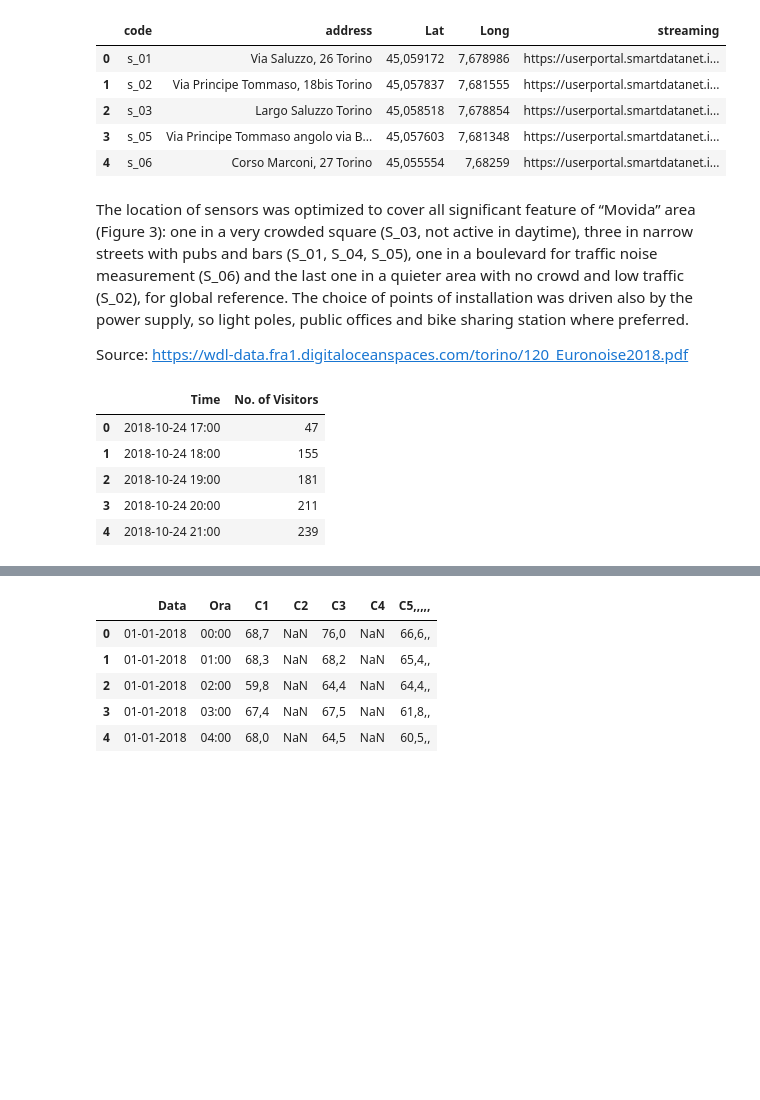
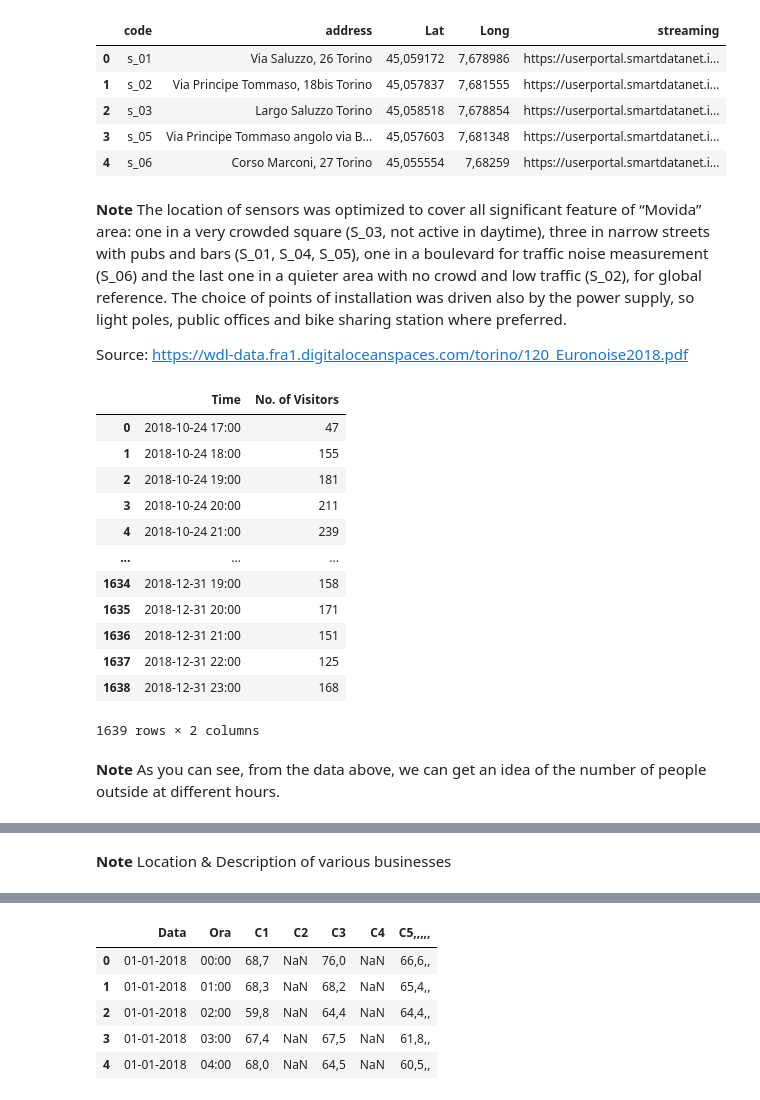
Before and after one commit to McNickSisto/world_data_league, a Jupyter notebook: stage_final/final_notebook.ipynb, the cells around one changed output, grey strips where cells are left out. Drawn from its saved outputs; the diff is of its cells as text; code cells hidden in the pictures; blank space fills up the shorter version.

```diff
--- a/stage_final/final_notebook.ipynb
+++ b/stage_final/final_notebook.ipynb
@@ -109,8 +118,8 @@ df_sensors_def
 | 3 | s_05 | Via Principe Tommaso angolo via B... | 45,057603 | 7,681348 | https://userportal.smartdatanet.i... |
 | 4 | s_06 | Corso Marconi, 27 Torino | 45,055554 | 7,68259 | https://userportal.smartdatanet.i... |
 # %% [markdown]
-The location of sensors was optimized to cover all
-significant feature of “Movida” area (Figure 3):
+**Note** The location of sensors was optimized to cover all
+significant feature of “Movida” area:
 one in a very crowded square (S_03, not active in
 daytime), three in narrow streets with pubs and
 bars (S_01, S_04, S_05), one in a boulevard for
@@ -124,14 +133,23 @@ sharing station where preferred.
 Source: https://wdl-data.fra1.digitaloceanspaces.com/torino/120_Euronoise2018.pdf
 # %%
 df_wifi = pd.read_csv('https://raw.githubusercontent.com/McNickSisto/world_data_league/main/stage_final/data/WIFI%20Count.csv', sep=',')
-df_wifi.head()
+df_wifi
 # %% [output]
 |  | Time | No. of Visitors |
 | 0 | 2018-10-24 17:00 | 47 |
 | 1 | 2018-10-24 18:00 | 155 |
 | 2 | 2018-10-24 19:00 | 181 |
 | 3 | 2018-10-24 20:00 | 211 |
 | 4 | 2018-10-24 21:00 | 239 |
+| ... | ... | ... |
+| 1634 | 2018-12-31 19:00 | 158 |
+| 1635 | 2018-12-31 20:00 | 171 |
+| 1636 | 2018-12-31 21:00 | 151 |
+| 1637 | 2018-12-31 22:00 | 125 |
+| 1638 | 2018-12-31 23:00 | 168 |
+1639 rows × 2 columns
+# %% [markdown]
+**Note** As you can see, from the data above, we can get an idea of the number of people outside at different hours.
 # %%
 df_businesses = pd.read_csv('https://raw.githubusercontent.com/McNickSisto/world_data_league/main/stage_final/data/businesses.csv', sep=';')
 df_businesses.head()
@@ -142,6 +160,8 @@ df_businesses.head()
 | 2 | POINT (1396303.762 4990325.001) | VIA CLAUDIO LUIGI BERTHOLLET 25/F | 2017 | 9 | ALTRO | DIA di somministrazione | Nessuna |
 | 3 | POINT (1396434.395 4990540.6) | CORSO VITTORIO EMANUELE II 21/A | 2013 | 10 | ALTRO | DIA di somministrazione | Nessuna |
 | 4 | POINT (1396434.395 4990540.6) | CORSO VITTORIO EMANUELE II 21/A | 2009 | 2 | ALTRO | DIA di somministrazione | Nessuna |
+# %% [markdown]
+**Note** Location & Description of various businesses
 # %%
 df_sim_june = pd.read_csv('https://raw.githubusercontent.com/McNickSisto/world_data_league/main/stage_final/data/sim_count/SIM_count_04_100618.csv', sep=';', encoding='latin-1')
 df_sim_june.head()
```
Also changed, not shown: parts of 130 cells of this notebook, 5 other files.
